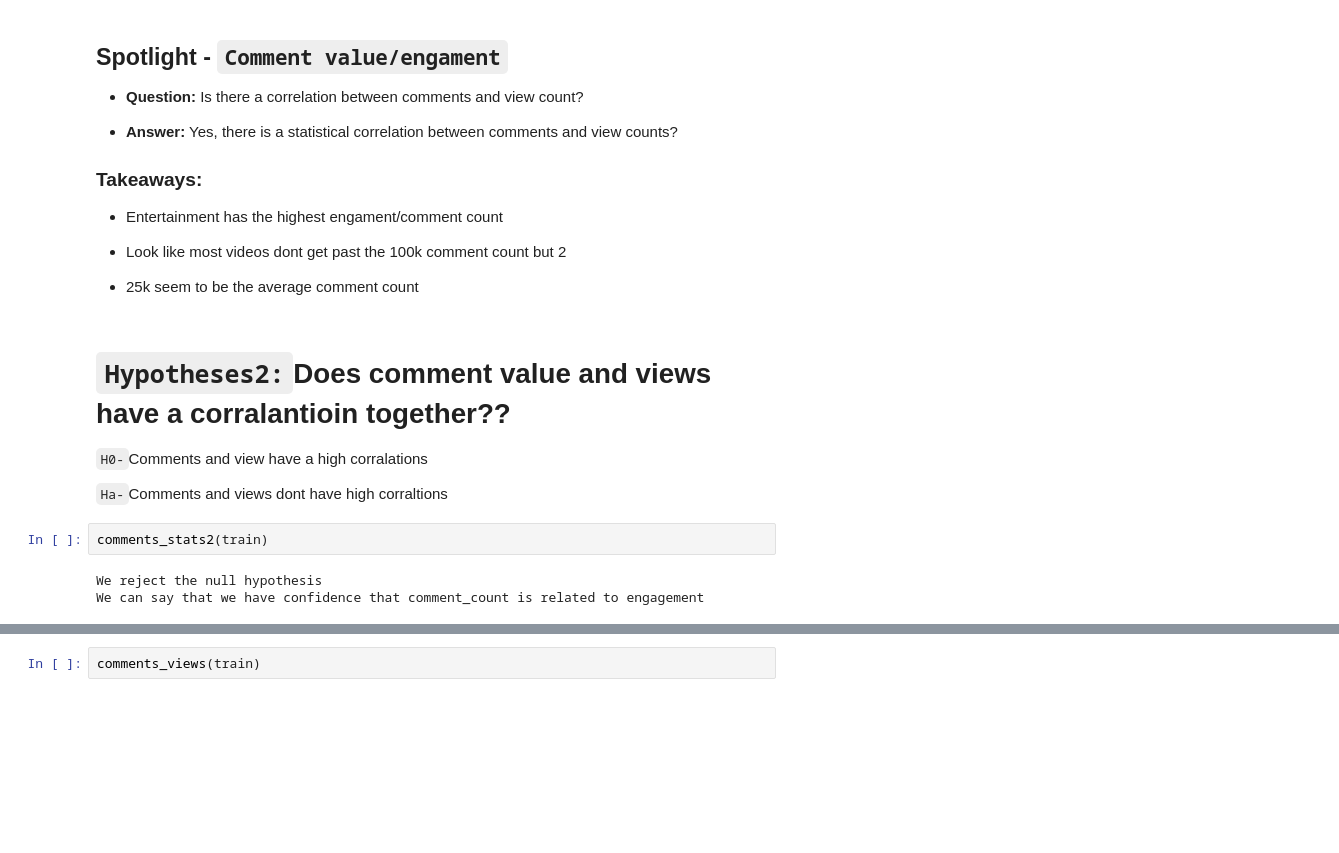
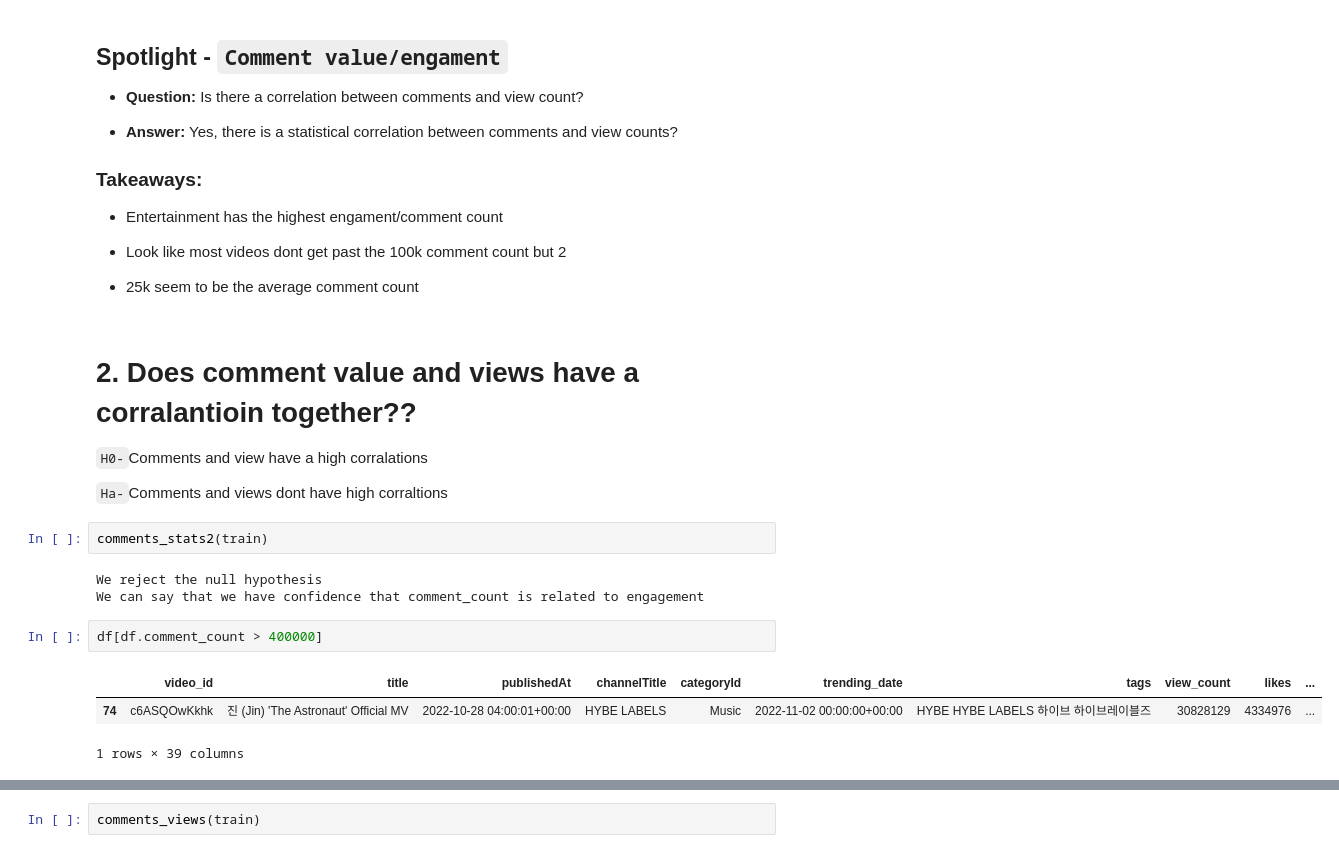
Before and after one commit to Youtube-Data-Analysis/top_200, a Jupyter notebook: final_report.ipynb, the cells around one changed output, grey strips where cells are left out. Cells and saved outputs as stored; diff of their text form; blank space fills up the shorter version.

```diff
--- a/final_report.ipynb
+++ b/final_report.ipynb
@@ -147,7 +145,7 @@ disable_comments2(train)
 
 - 25k seem to be the average comment count
 # %% [markdown]
-# `Hypotheses2:`Does comment value and views have a corralantioin together??
+# 2. Does comment value and views have a corralantioin together??
 
 `H0-`Comments and view have a high corralations
 
@@ -157,3 +155,9 @@ comments_stats2(train)
 # %% [output]
 We reject the null hypothesis
 We can say that we have confidence that comment_count is related to engagement
+# %%
+df[df.comment_count > 400000]
+# %% [output]
+|  | video_id | title | publishedAt | channelTitle | categoryId | trending_date | tags | view_count | likes | ... |
+| 74 | c6ASQOwKkhk | 진 (Jin) 'The Astronaut' Official MV | 2022-10-28 04:00:01+00:00 | HYBE LABELS | Music | 2022-11-02 00:00:00+00:00 | HYBE HYBE LABELS 하이브 하이브레이블즈 | 30828129 | 4334976 | ... |
+1 rows × 39 columns
```
Also changed, not shown: parts of 7 cells of this notebook.
